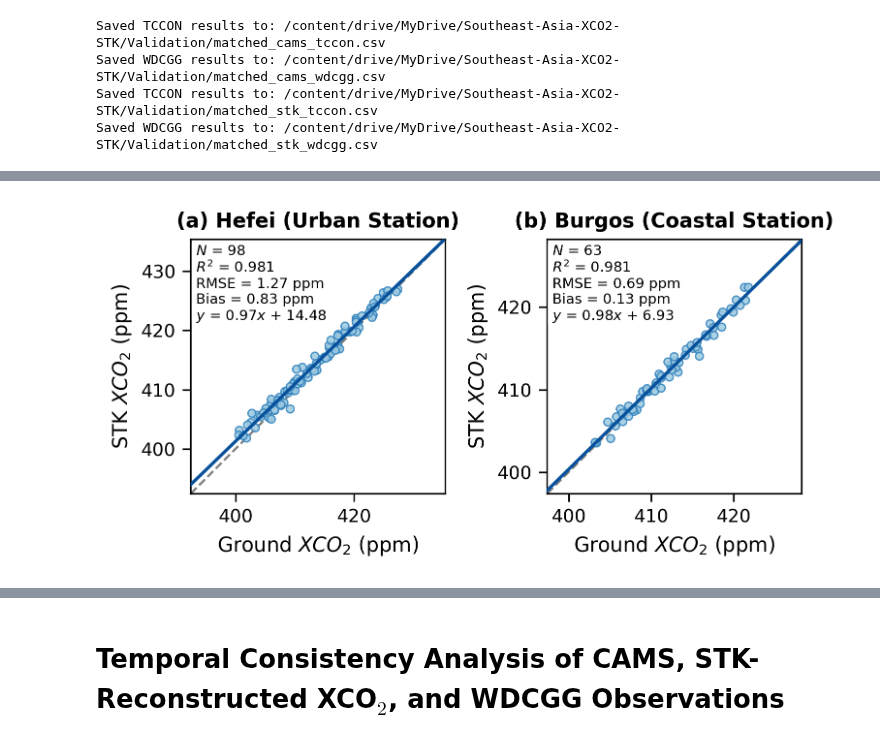
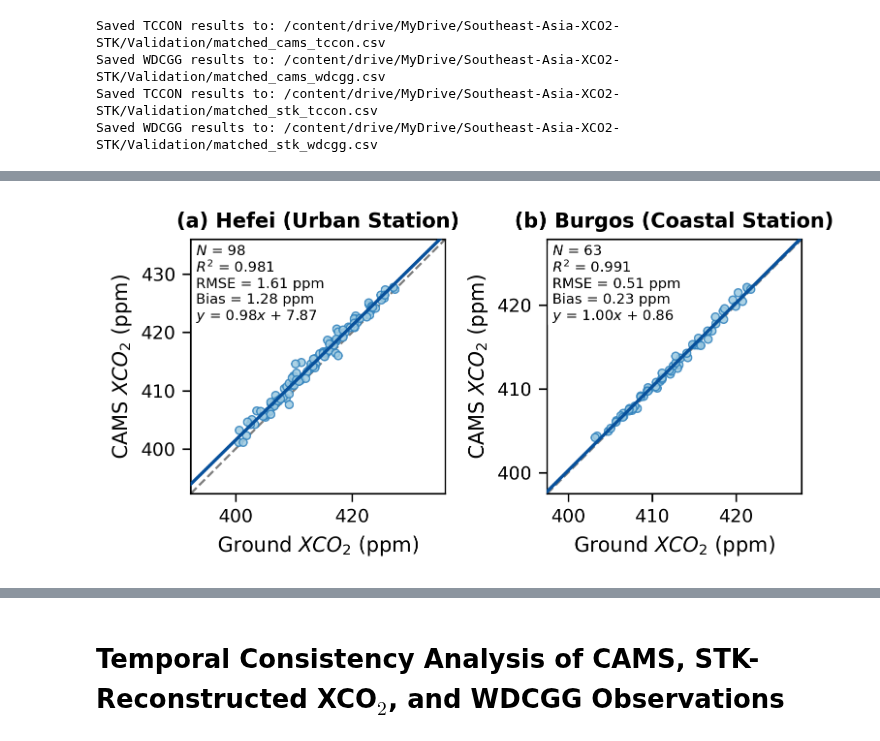
Before and after one commit to hongxu-yn/Southeast-Asia-XCO2-STK, a Jupyter notebook: src/3_Technical_validation.ipynb, the cells around one changed output, grey strips where cells are left out. Cells and saved outputs as stored; diff of their text form; code cells hidden in the pictures.

```diff
--- a/src/3_Technical_validation.ipynb
+++ b/src/3_Technical_validation.ipynb
@@ -578,7 +574,6 @@ else:
     for file in csv_files:
         try:
             df = pd.read_csv(file)
-            df["source_file"] = file.name
             df_list.append(df)
             print(f"已读取: {file.name} ({len(df)} rows)")
         except Exception as e:
@@ -621,7 +616,7 @@ from pathlib import Path
 from scipy import stats
 from sklearn.metrics import mean_squared_error
 
-def map_site_match(site_df, da):
+def map_site_match(site_df, da,da_name):
     if (da.lon > 180).any():
         da = da.assign_coords(lon=(((da.lon + 180) % 360) - 180)).sortby('lon')
 
@@ -638,7 +633,7 @@ def map_site_match(site_df, da):
 
             # Ensure time column name consistency
             sat_val_col = [c for c in df_sat.columns if c not in ['lat', 'lon', 'time']][0]
-            df_sat = df_sat[['time', sat_val_col]].rename(columns={sat_val_col: 'sat_val'})
+            df_sat = df_sat[['time', sat_val_col]].rename(columns={sat_val_col: da_name})
 
             sub_df['time_period'] = sub_df['time'].dt.to_period('M')
             df_sat['time_period'] = pd.to_datetime(df_sat['time']).dt.to_period('M')
@@ -674,7 +669,7 @@ for map_name in ["cams","stk"]:
           continue
 
       df_obs = pd.read_csv(csv_fn, parse_dates=['time'])
-      matched_df = map_site_match(df_obs, map_da)
+      matched_df = map_site_match(df_obs, map_da,map_name)
 
       if not matched_df.empty:
           # Construct output path using the prefix
@@ -682,7 +677,9 @@ for map_name in ["cams","stk"]:
 
           # Ensure the output directory exists
           Validation_DIR.mkdir(parents=True, exist_ok=True)
-
+          matched_df = matched_df.drop(
+              columns=["time_period", "time_grid"]
+              )
           matched_df.to_csv(output_csv, index=False)
           print(f"Saved {prefix} results to: {output_csv}")
 
@@ -697,54 +710,54 @@ Saved WDCGG results to: /content/drive/MyDrive/Southeast-Asia-XCO2-STK/Validatio
 import math
 import pandas as pd
 import matplotlib.pyplot as plt
+for map_name in ["cams","stk"]:
+  csv_fn = Validation_DIR / f"matched_{map_name}_tccon.csv"
+  matched_df = pd.read_csv(csv_fn)
 
-csv_fn = Validation_DIR / "matched_stk_tccon.csv"
-matched_df = pd.read_csv(csv_fn)
+  sites = matched_df["site"].unique()
+  num_sites = len(sites)
 
-sites = matched_df["site"].unique()
-num_sites = len(sites)
+  n_cols = 3
+  n_rows = math.ceil(num_sites / n_cols)
 
-n_cols = 3
-n_rows = math.ceil(num_sites / n_cols)
+  fig, axes = plt.subplots(n_rows, n_cols,
+                          figsize=(2.5 * n_cols, 2.5 * n_rows),
+                          dpi=300)
+  if num_sites == 1:
+      axes_list = [axes]
+  else:
+      axes_list = axes.flatten()
 
-fig, axes = plt.subplots(n_rows, n_cols,
-                         figsize=(2.5 * n_cols, 2.5 * n_rows),
-                         dpi=300)
-if num_sites == 1:
-    axes_list = [axes]
-else:
-    axes_list = axes.flatten()
+  for i, site in enumerate(sites):
+      ax = axes_list[i]
+      sub = matched_df[matched_df['site'] == site]
 
-for i, site in enumerate(sites):
-    ax = axes_list[i]
-    sub = matched_df[matched_df['site'] == site]
+      potential_cols = ['xco2', 'co2', 'co2_ppm']
+      x_col = next((c for p in potential_cols for c in sub.columns if p == c.lower()), None)
 
-    potential_cols = ['xco2', 'co2', 'co2_ppm']
-    x_col = next((c for p in potential_cols for c in sub.columns if p == c.lower()), None)
+      if not x_col:
+          ax.text(0.5, 0.5, f"No XCO2/CO2 in\n{site}", ha='center')
+          continue
 
-    if not x_col:
-        ax.text(0.5, 0.5, f"No XCO2/CO2 in\n{site}", ha='center')
-        continue
+      display_label = "$XCO_2$" if "xco2" in x_col.lower() else "$CO_2$"
 
-    display_label = "$XCO_2$" if "xco2" in x_col.lower() else "$CO_2$"
+      plot_scatter(
+          ax,
+          sub,
+          x_name=x_col,
+          y_name=map_name,
+          title_name=f"{site} ({SITE_META.get(site, 'Station')})",
+          x_label=f'Ground {display_label} (ppm)',
+          y_label=f'{map_name.upper()} $XCO_2$ (ppm)',
+          sublabel=chr(97+i)
+      )
 
-    plot_scatter(
-        ax,
-        sub,
-        x_name=x_col,
-        y_name='sat_val',
-        title_name=f"{site} ({SITE_META.get(site, 'Station')})",
-        x_label=f'Ground {display_label} (ppm)',
-        y_label=f'STK $XCO_2$ (ppm)',
-        sublabel=chr(97+i)
-    )
+  for j in range(num_sites, len(axes_list)):
+      fig.delaxes(axes_list[j])
 
-for j in range(num_sites, len(axes_list)):
-    fig.delaxes(axes_list[j])
-
-plt.tight_layout()
-png_fn=DOC_DIR / f"validation_{csv_fn.stem}.png"
-plt.savefig(png_fn, bbox_inches='tight')
-print(png_fn)
-plt.show()
+  plt.tight_layout()
+  png_fn=DOC_DIR / f"validation_{csv_fn.stem}.png"
+  plt.savefig(png_fn, bbox_inches='tight')
+  print(png_fn)
+  plt.show()
 # %% [output]
@@ -752 +765 @@ plt.show()
-[figure, old version]
+[figure, new version]
```
Also changed, not shown: parts of 5 cells of this notebook.
